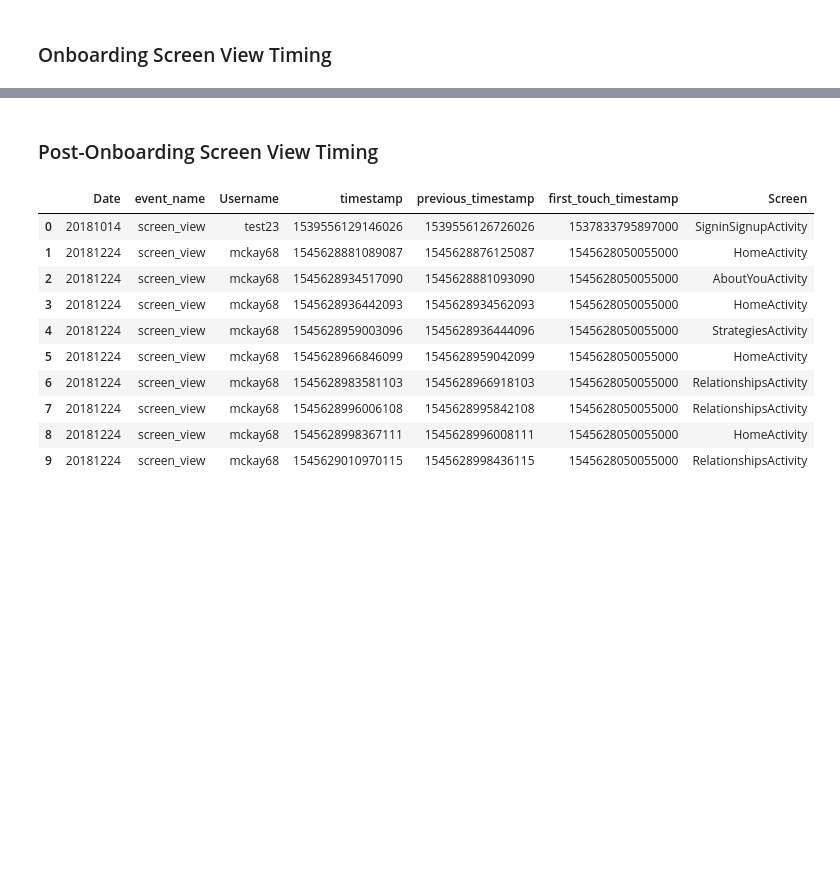
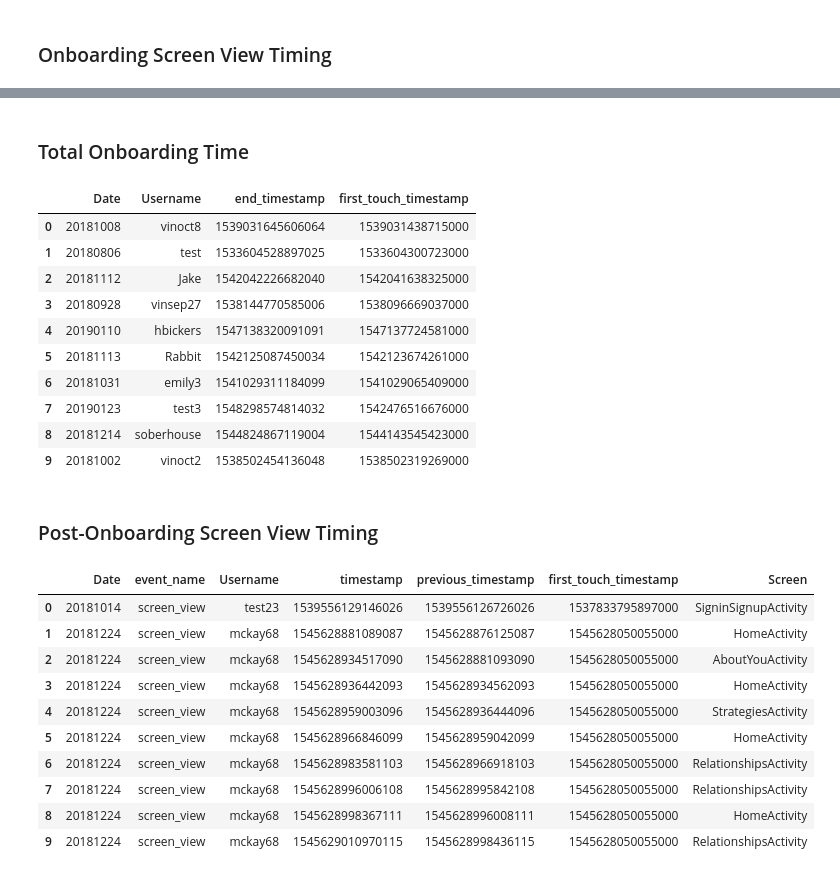
Before and after one commit to HeyCharlie2016/analysis, a Jupyter notebook: notebooks/SQLLibrary.ipynb, the cells around one changed output, grey strips where cells are left out. Saved outputs shown, nothing was run; the diff lists cells and outputs as text; code cells hidden in the pictures; blank space fills up the shorter version.

```diff
--- a/notebooks/SQLLibrary.ipynb
+++ b/notebooks/SQLLibrary.ipynb
@@ -529,6 +529,43 @@ df.head(10)
 | 7 | 20180918 | screen_view | f29429561128e4ac35ace6435278b8f5 | emily | 1537276898440011 | 1537276890991011 | 1537276848519000 | ... |
 | 8 | 20180918 | screen_view | e055d13a04995d499cb582db0cdd9861 | vinsep18 | 1537277483984001 | 1537277459757001 | 1537277456010000 | ... |
 | 9 | 20180918 | screen_view | e055d13a04995d499cb582db0cdd9861 | vinsep18 | 1537277486506004 | 1537277484011004 | 1537277456010000 | ... |
+# %% [markdown]
+### Total Onboarding Time
+# %%
+query = """
+SELECT
+    MIN(event_date) AS Date,
+    user_properties.value.string_value AS Username,
+    MIN(event_timestamp) AS end_timestamp,
+    MIN(user_first_touch_timestamp) AS first_touch_timestamp
+FROM
+    `analytics_153084895.events_*`,
+    UNNEST(user_properties) AS user_properties
+WHERE
+    event_name = 'screen_view'
+    AND ((SELECT event_params.value.string_value
+        FROM UNNEST(event_params) AS event_params
+        WHERE event_params.key = 'firebase_screen_class') = 'HomeActivity')
+GROUP BY
+    user_properties.value.string_value,
+    (SELECT event_params.value.string_value
+        FROM UNNEST(event_params) AS event_params
+        WHERE event_params.key = 'firebase_screen_class')
+"""
+df = client.query(query).to_dataframe()
+df.head(10)
+# %% [output]
+|  | Date | Username | end_timestamp | first_touch_timestamp |
+| 0 | 20181008 | vinoct8 | 1539031645606064 | 1539031438715000 |
+| 1 | 20180806 | test | 1533604528897025 | 1533604300723000 |
+| 2 | 20181112 | Jake | 1542042226682040 | 1542041638325000 |
+| 3 | 20180928 | vinsep27 | 1538144770585006 | 1538096669037000 |
+| 4 | 20190110 | hbickers | 1547138320091091 | 1547137724581000 |
+| 5 | 20181113 | Rabbit | 1542125087450034 | 1542123674261000 |
+| 6 | 20181031 | emily3 | 1541029311184099 | 1541029065409000 |
+| 7 | 20190123 | test3 | 1548298574814032 | 1542476516676000 |
+| 8 | 20181214 | soberhouse | 1544824867119004 | 1544143545423000 |
+| 9 | 20181002 | vinoct2 | 1538502454136048 | 1538502319269000 |
 # %% [markdown]
 ### Post-Onboarding Screen View Timing
 # %%
```
Also changed, not shown: parts of 9 cells of this notebook.
